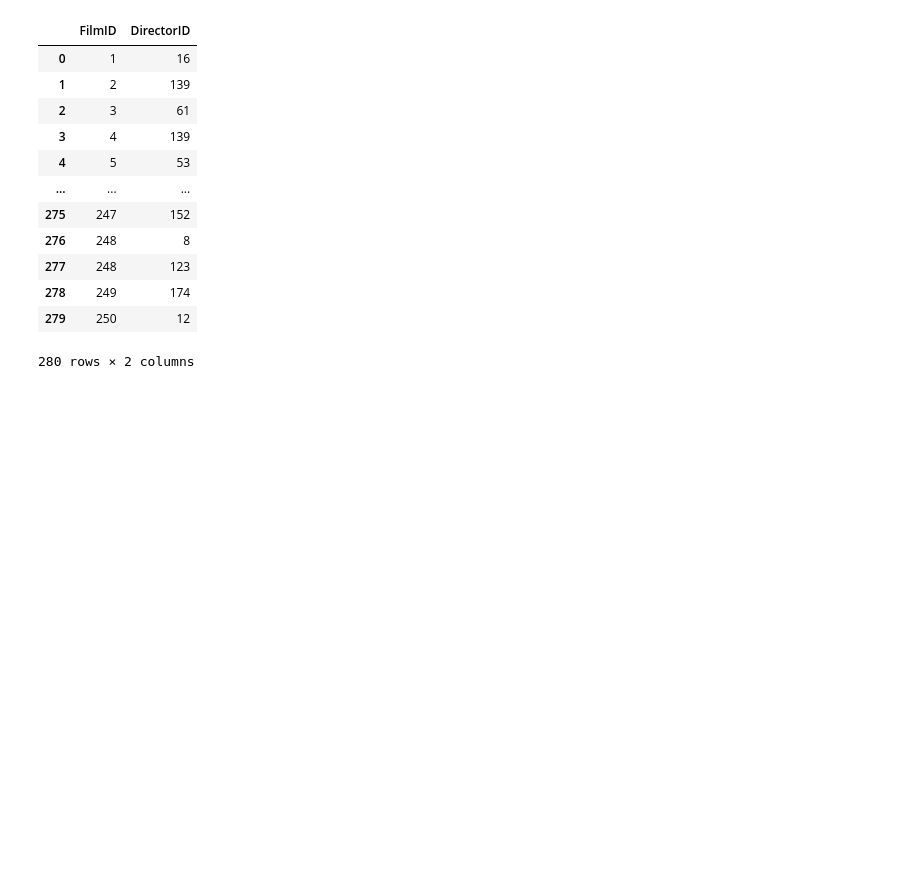
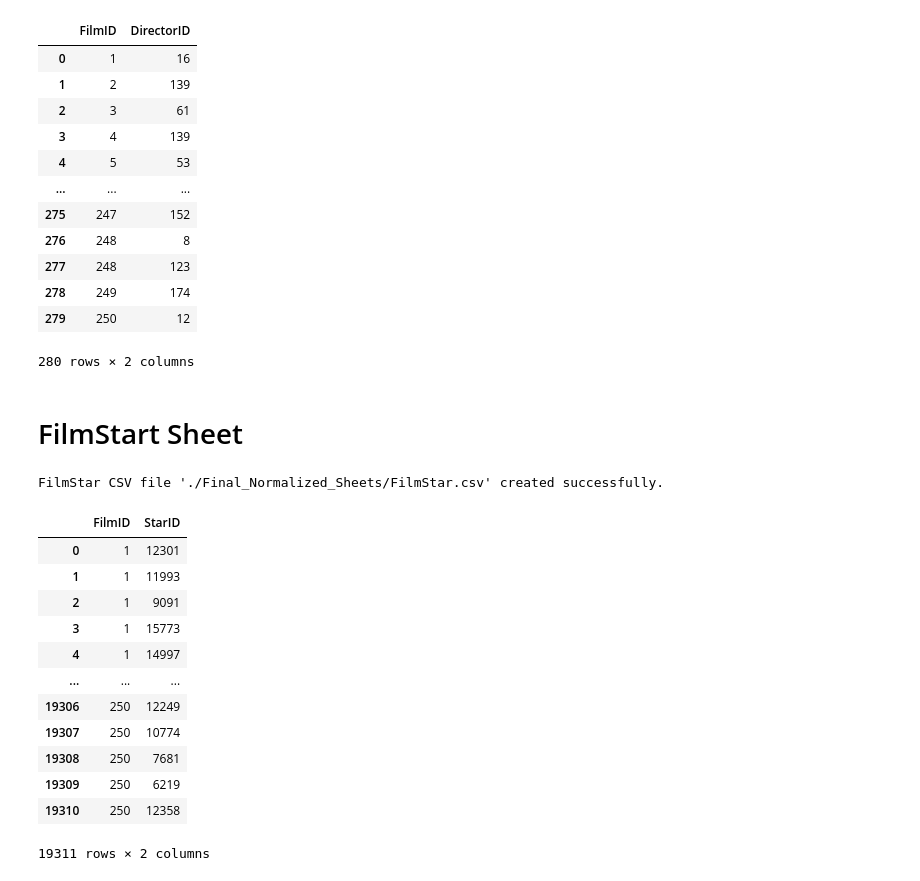
Before and after one commit to Ahmed-Abdellmoneim/IMDb-Top-250-Scraper-Review, a Jupyter notebook: Normalization Code/main.ipynb, the cells around one changed output. Drawn from its saved outputs; the diff is of its cells as text; code cells hidden in the pictures; blank space fills up the shorter version.

Commit message:
Adding FilmStar Sheet

```diff
--- a/Normalization Code/main.ipynb
+++ b/Normalization Code/main.ipynb
@@ -264,3 +264,37 @@ film_director_df
 | 278 | 249 | 174 |
 | 279 | 250 | 12 |
 280 rows × 2 columns
+# %% [markdown]
+# FilmStart Sheet
+# %%
+film_star_data = []
+for idx, row in DF.iterrows():
+    film_id = films_df[films_df['Film Title'] == row['Film Title']]['FilmID'].values[0]
+    stars = [star.strip() for star in row['Stars'].split(',')]
+    for star in stars:
+        star_id = stars_df[stars_df['Star'] == star]['StarID'].values[0]
+        film_star_data.append((film_id, star_id))
+
+film_star_df = pd.DataFrame(film_star_data, columns=['FilmID', 'StarID'])
+film_star_csv_file_path = os.path.join(filePath, "FilmStar.csv")
+film_star_df.to_csv(film_star_csv_file_path, index=False)
+
+print(f"FilmStar CSV file '{film_star_csv_file_path}' created successfully.")
+# %% [output]
+FilmStar CSV file './Final_Normalized_Sheets/FilmStar.csv' created successfully.
+# %%
+film_star_df
+# %% [output]
+|  | FilmID | StarID |
+| 0 | 1 | 12301 |
+| 1 | 1 | 11993 |
+| 2 | 1 | 9091 |
+| 3 | 1 | 15773 |
+| 4 | 1 | 14997 |
+| ... | ... | ... |
+| 19306 | 250 | 12249 |
+| 19307 | 250 | 10774 |
+| 19308 | 250 | 7681 |
+| 19309 | 250 | 6219 |
+| 19310 | 250 | 12358 |
+19311 rows × 2 columns
```
Also changed, not shown: 1 other file.
